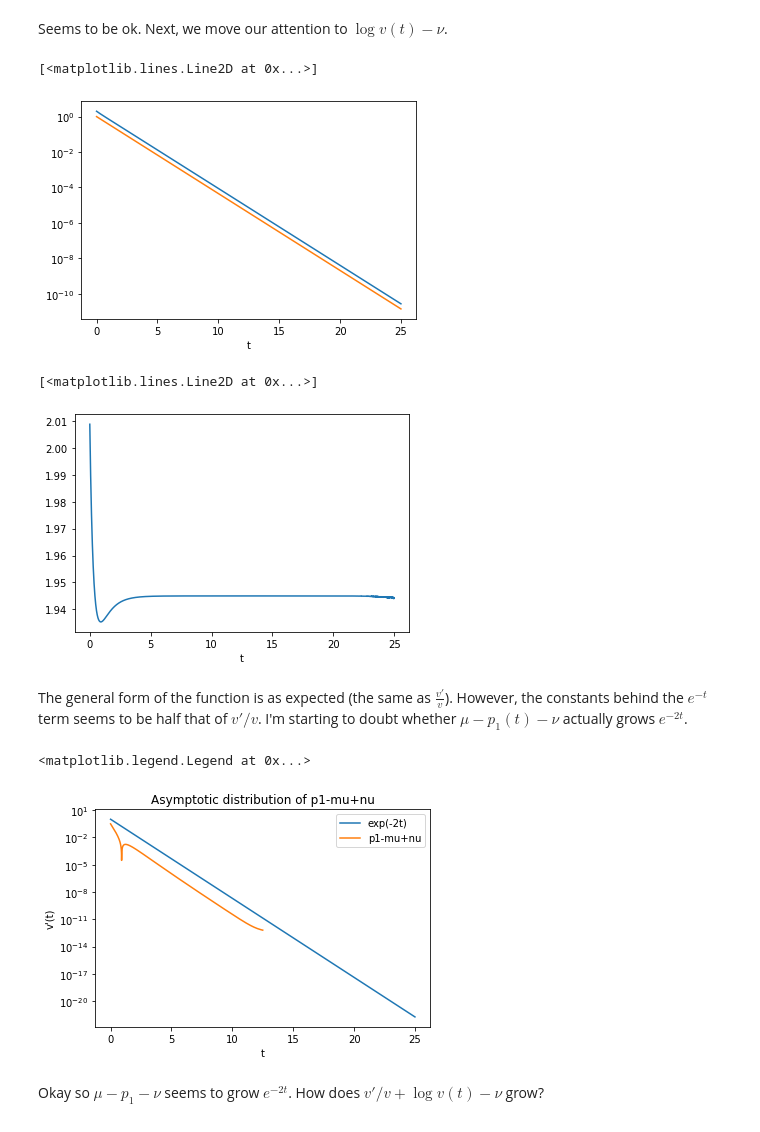
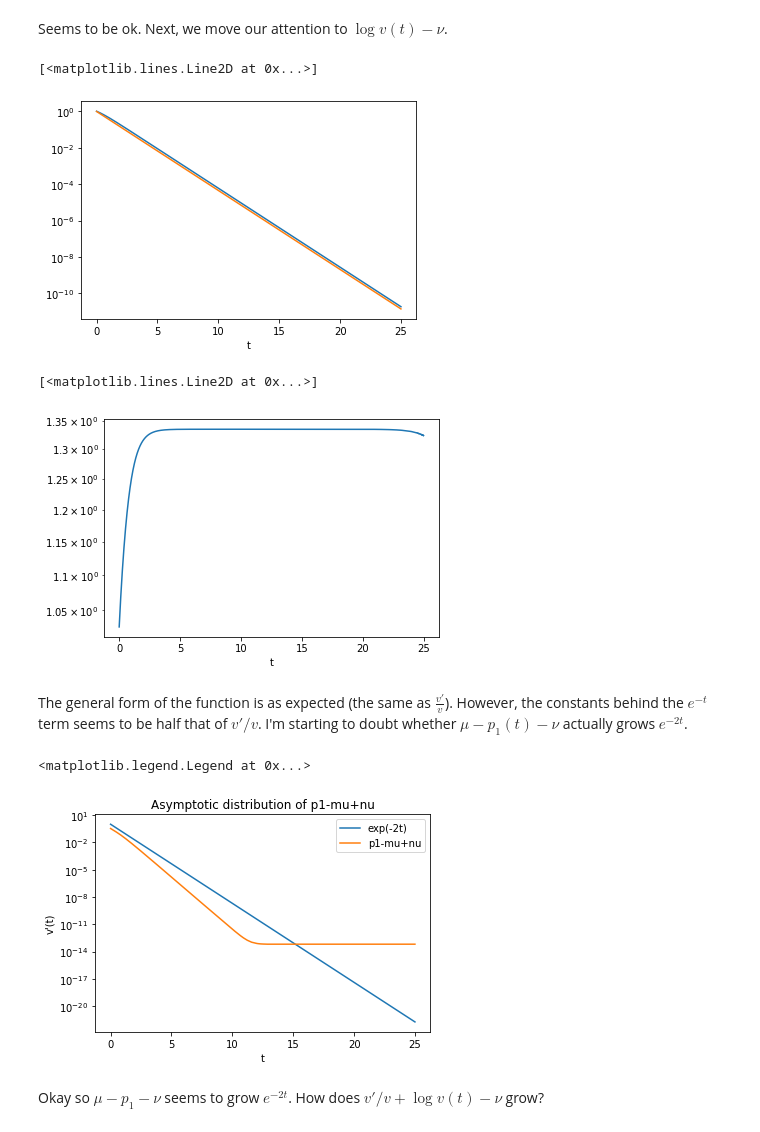
Before and after one commit to mpham26uchicago/cash_dispersion, a Jupyter notebook: Daily Progress/Day 1 (September 21, 2024).ipynb, the cells around one changed output. Drawn from its saved outputs; the diff is of its cells as text; code cells hidden in the pictures.

```diff
--- a/Daily Progress/Day 1 (September 21, 2024).ipynb
+++ b/Daily Progress/Day 1 (September 21, 2024).ipynb
@@ -136,7 +136,7 @@ def random_starting_state(N, mu):
 ###### Solve ODEs Numerically
 # %%
 # Initial conditions (nu<1 whenever mu<1.58) (nu>2 whenever mu > 2.32)
-mu = 2.32
+mu = 1.6
 nu = (mu + lambertw(-mu * np.exp(-mu))).real
 print(f"µ = {mu}, ν = {nu.real}")
 
@@ -606,25 +606,25 @@ ax.plot(t_list, np.abs(D0))
 ax.plot(t_list, np.exp(-t_list))
 # %% [output]
 [<matplotlib.lines.Line2D at 0x...>]
-[figure, old version]
+[figure, new version]
 # %%
 D1 = D0*np.exp(t_list)
 #D1 -= D1[-2500]
 
 fig, ax = plt.subplots()
 
 # Label the x-axis to indicate time
 ax.set_xlabel("t")
 
 # Set the y-axis to a linear scale for better visualization of variations
-ax.set_yscale("linear")
+ax.set_yscale("log")
 
 # Plot the evolution of the A2(t) + o(exp(2 and nu)t)
 ax.plot(t_list, np.abs(D1))
 #ax.plot(t_list, np.exp(-(min(nu, 2)-1)*t_list))
 # %% [output]
 [<matplotlib.lines.Line2D at 0x...>]
-[figure, old version]
+[figure, new version]
 # %% [markdown]
 The general form of the function is as expected (the same as $\frac{v'}{v}$). However, the constants behind the $e^{-t}$ term seems to be half that of $v'/v$. I'm starting to doubt whether $\mu - p_1(t) - \nu$ actually grows $e^{-2t}$.
 # %%
@@ -646,7 +646,7 @@ ax.plot(t_list, np.exp(-2*t_list), label="exp(-2t)")
 #ax.plot(t_list, np.exp(-nu.real * t_list) *np.exp(-0.8), label="exp(-νt)")
 
 # Plot p1+mu-nu
-ax.plot(t_list[:2500], P0[:2500], label="p1-mu+nu")
+ax.plot(t_list, P0, label="p1-mu+nu")
 
 # Set the title of the plot
 ax.set_title("Asymptotic distribution of p1-mu+nu")
@@ -661,7 +661,7 @@ ax.set_xlabel("t")
 ax.legend()
 # %% [output]
 <matplotlib.legend.Legend at 0x...>
-[figure, old version]
+[figure, new version]
 # %% [markdown]
 Okay so $\mu-p_1-\nu$ seems to grow $e^{-2t}$. How does $v'/v + \log v(t) - \nu$ grow?
 # %%
```
Also changed, not shown: parts of 21 cells of this notebook, 3 other files.
